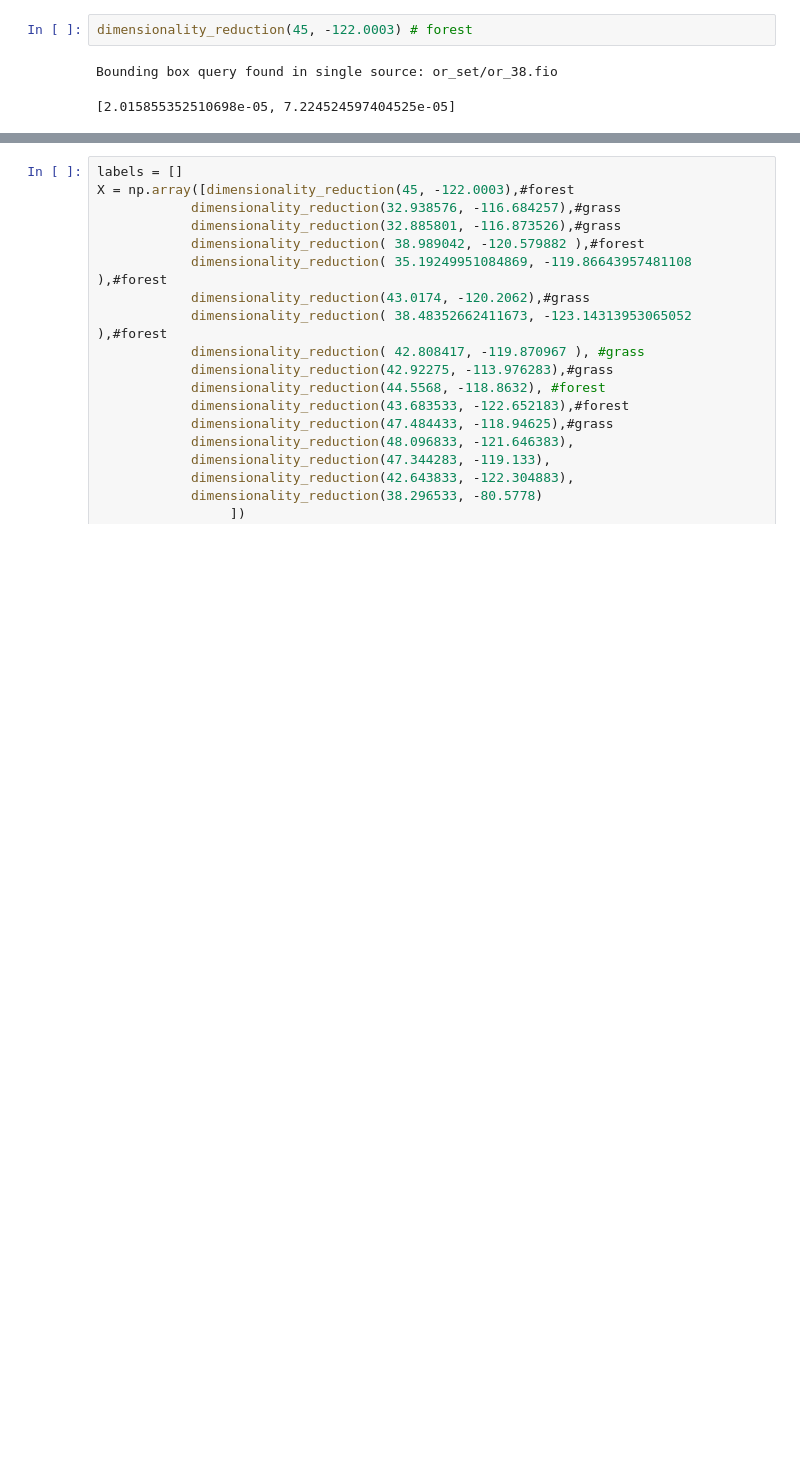
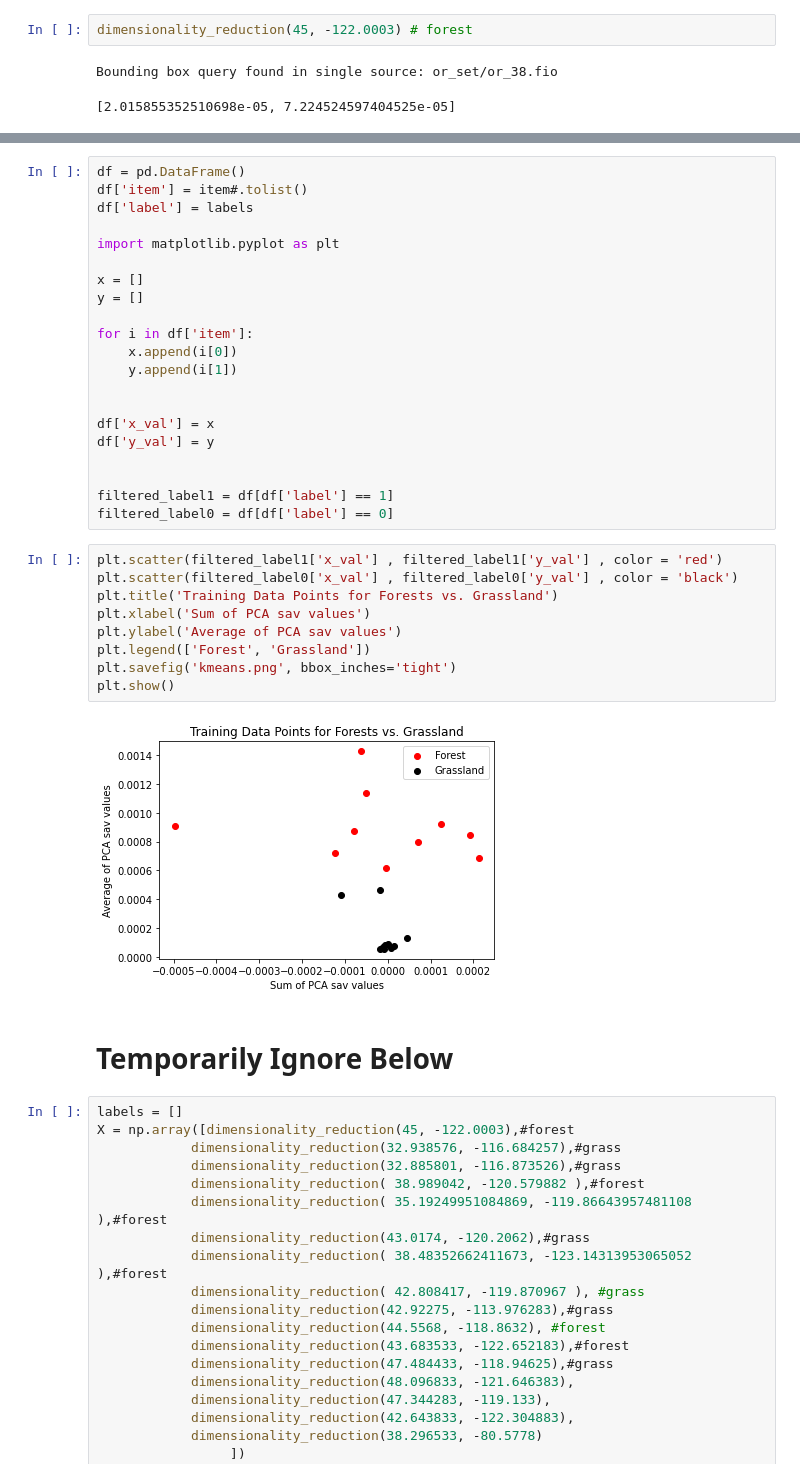
Before and after one commit to Travis-Tran/DSC180_Project, a Jupyter notebook: notebooks/comprehensive_notebook.ipynb, the cells around one changed output, grey strips where cells are left out. Cells and saved outputs as stored; diff of their text form; blank space fills up the shorter version.

```diff
--- a/notebooks/comprehensive_notebook.ipynb
+++ b/notebooks/comprehensive_notebook.ipynb
@@ -174,3 +303,37 @@ The last step each GPS coordinate with a 2-dimensional array will have k-means c
+# %%
+df = pd.DataFrame()
+df['item'] = item#.tolist()
+df['label'] = labels
+
+import matplotlib.pyplot as plt
+
+x = []
+y = []
+
+for i in df['item']:
+    x.append(i[0])
+    y.append(i[1])
+
+
+df['x_val'] = x
+df['y_val'] = y
+
+
+filtered_label1 = df[df['label'] == 1]
+filtered_label0 = df[df['label'] == 0]
+# %%
+plt.scatter(filtered_label1['x_val'] , filtered_label1['y_val'] , color = 'red')
+plt.scatter(filtered_label0['x_val'] , filtered_label0['y_val'] , color = 'black')
+plt.title('Training Data Points for Forests vs. Grassland')
+plt.xlabel('Sum of PCA sav values')
+plt.ylabel('Average of PCA sav values')
+plt.legend(['Forest', 'Grassland'])
+plt.savefig('kmeans.png', bbox_inches='tight')
+plt.show()
+# %% [output]
+[figure, added]
+# %% [markdown]
+# Temporarily Ignore Below
 # %%
 labels = []
 X = np.array([dimensionality_reduction(45, -122.0003),#forest
```
Also changed, not shown: parts of 10 cells of this notebook, 1 other file.
